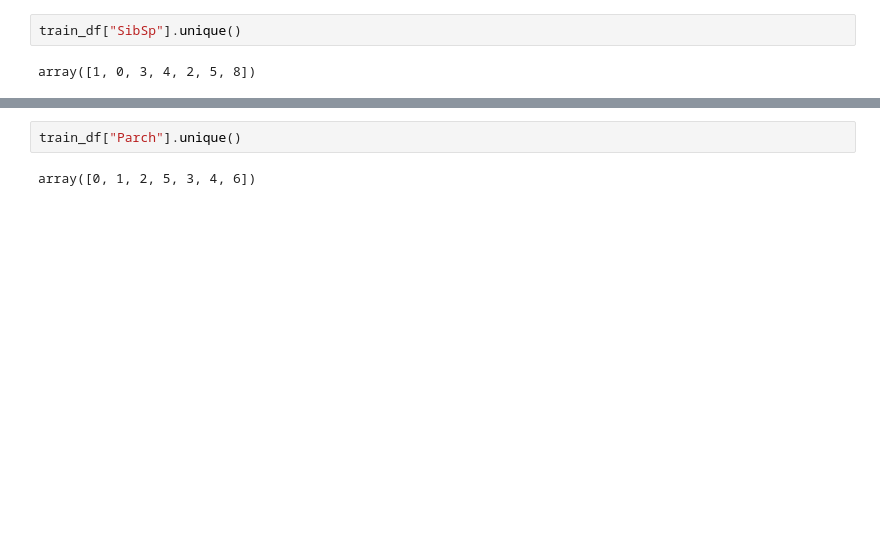
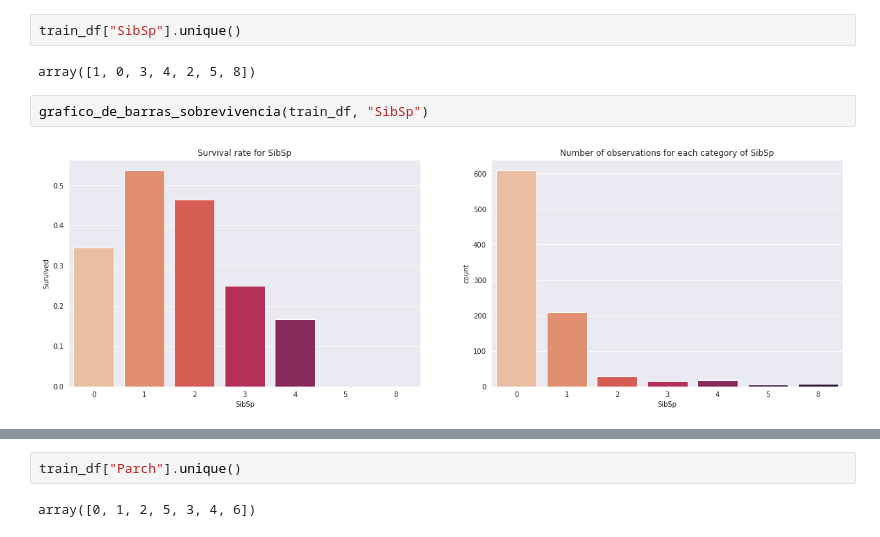
Before and after one commit to jvtdegelo/kaggle_competitions, a Jupyter notebook: Titanic/titanic-EDA.ipynb, the cells around one changed output, grey strips where cells are left out. Cells and saved outputs as stored; diff of their text form; blank space fills up the shorter version.

```diff
--- a/Titanic/titanic-EDA.ipynb
+++ b/Titanic/titanic-EDA.ipynb
@@ -185,3 +212,7 @@ Percebe-se que a distribuicao das idades para os sobreviventes apresenta uma mai
 train_df["SibSp"].unique()
 # %% [output]
 array([1, 0, 3, 4, 2, 5, 8])
+# %%
+grafico_de_barras_sobrevivencia(train_df, "SibSp")
+# %% [output]
+[figure, added]
```
Also changed, not shown: parts of 14 cells of this notebook, 3 other files.
